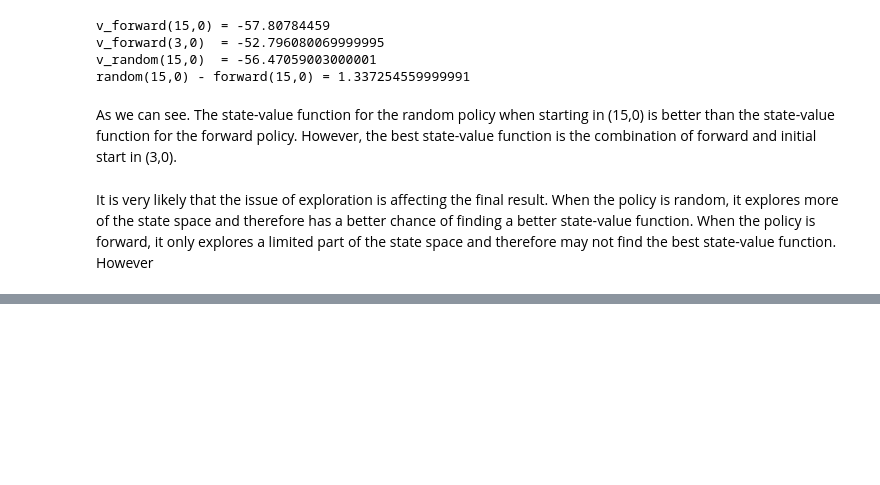
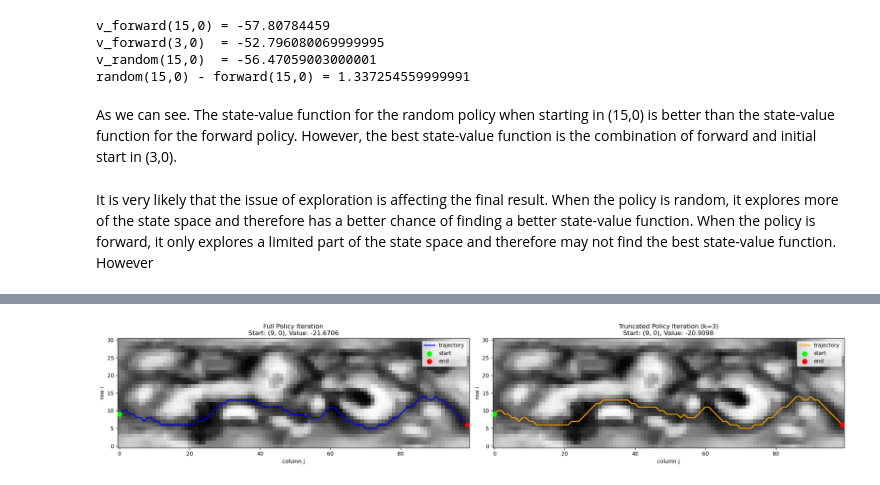
Before and after one commit to oddinho/Reinforcement-Learning-, a Jupyter notebook: Assignment2/p2.ipynb, the cells around one changed output, grey strips where cells are left out. Cells and saved outputs as stored; diff of their text form; code cells hidden in the pictures; blank space fills up the shorter version.

```diff
--- a/Assignment2/p2.ipynb
+++ b/Assignment2/p2.ipynb
@@ -245,0 +450,13 @@ It is very likely that the issue of exploration is affecting the final result. W
+# %%
+# Run truncated policy iteration with k=3
+truncated_policy, V_truncated, num_iters_truncated = truncated_policy_iteration(env, gamma=1.0, k=3)
+
+# Compare with full policy iteration
+print(f"\nFull policy iteration: {num_iters} iterations")
+print(f"Truncated policy iteration (k=3): {num_iters_truncated} iterations")
+
+# Find best starting positions for truncated policy
+best_start_row_trunc = int(np.argmax(V_truncated[:, 0]))
+best_start_value_trunc = float(V_truncated[best_start_row_trunc, 0])
+print(f"\nTruncated - Best starting position: row {best_start_row_trunc}, value: {best_start_value_trunc:.4f}")
+print(f"Full - Best starting position: row {best_start_row}, value: {best_start_value:.4f}")
@@ -245,0 +471,38 @@ It is very likely that the issue of exploration is affecting the final result. W
+# %%
+# Plot comparison of optimal vs truncated trajectories
+fig, axes = plt.subplots(1, 2, figsize=(20, 4))
+
+# Optimal policy trajectory
+traj_optimal = sample_trajectory(env, optimal_policy, start=(best_start_row, 0))
+rows_opt = [s[0] for s in traj_optimal]
+cols_opt = [s[1] for s in traj_optimal]
+
+axes[0].imshow(terrain, cmap="gray", aspect="auto")
+axes[0].plot(cols_opt, rows_opt, color="blue", linewidth=2, label="trajectory")
+axes[0].scatter(cols_opt[0], rows_opt[0], color="lime", s=80, label="start", zorder=5)
+axes[0].scatter(cols_opt[-1], rows_opt[-1], color="red", s=80, label="end", zorder=5)
+axes[0].invert_yaxis()
+axes[0].set_title(f"Full Policy Iteration\nStart: ({best_start_row}, 0), Value: {best_start_value:.4f}")
+axes[0].set_xlabel("column j")
+axes[0].set_ylabel("row i")
+axes[0].legend()
+
+# Truncated policy trajectory
+traj_truncated = sample_trajectory(env, truncated_policy, start=(best_start_row_trunc, 0))
+rows_trunc = [s[0] for s in traj_truncated]
+cols_trunc = [s[1] for s in traj_truncated]
+
+axes[1].imshow(terrain, cmap="gray", aspect="auto")
+axes[1].plot(cols_trunc, rows_trunc, color="orange", linewidth=2, label="trajectory")
+axes[1].scatter(cols_trunc[0], rows_trunc[0], color="lime", s=80, label="start", zorder=5)
+axes[1].scatter(cols_trunc[-1], rows_trunc[-1], color="red", s=80, label="end", zorder=5)
+axes[1].invert_yaxis()
+axes[1].set_title(f"Truncated Policy Iteration (k=3)\nStart: ({best_start_row_trunc}, 0), Value: {best_start_value_trunc:.4f}")
+axes[1].set_xlabel("column j")
+axes[1].set_ylabel("row i")
+axes[1].legend()
+
+plt.tight_layout()
+plt.show()
+# %% [output]
+[figure, added]
```
Also changed, not shown: parts of 15 cells of this notebook.
